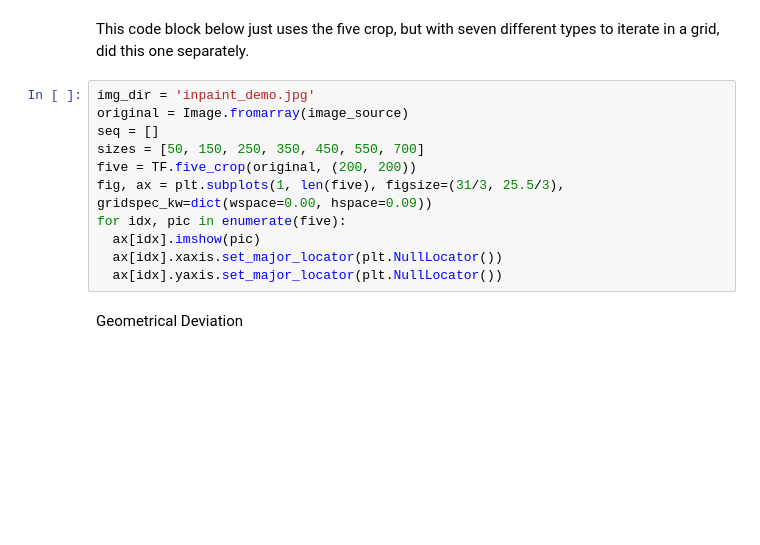
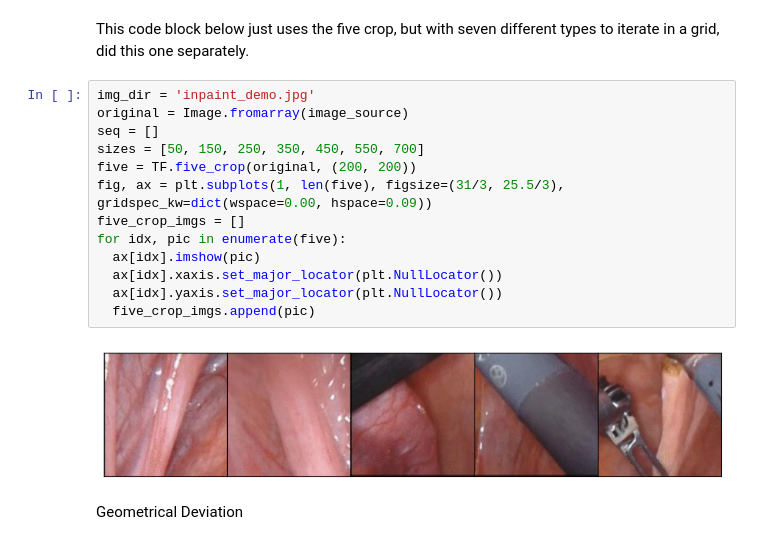
Before and after one commit to jenniferhiga/HCI_AI_RoboticSurgery, a Jupyter notebook: Grounded_SAM_Tool_Instance_Segmentation.ipynb, the cells around one changed output. Drawn from its saved outputs; the diff is of its cells as text; blank space fills up the shorter version.

```diff
--- a/Grounded_SAM_Tool_Instance_Segmentation.ipynb
+++ b/Grounded_SAM_Tool_Instance_Segmentation.ipynb
@@ -214,14 +216,18 @@ This code block below just uses the five crop, but with seven different types to
 # %%
 img_dir = 'inpaint_demo.jpg'
 original = Image.fromarray(image_source)
 seq = []
 sizes = [50, 150, 250, 350, 450, 550, 700]
 five = TF.five_crop(original, (200, 200))
 fig, ax = plt.subplots(1, len(five), figsize=(31/3, 25.5/3), gridspec_kw=dict(wspace=0.00, hspace=0.09))
+five_crop_imgs = []
 for idx, pic in enumerate(five):
   ax[idx].imshow(pic)
   ax[idx].xaxis.set_major_locator(plt.NullLocator())
   ax[idx].yaxis.set_major_locator(plt.NullLocator())
+  five_crop_imgs.append(pic)
+# %% [output]
+[figure, added]
 # %% [markdown]
 Geometrical Deviation
 # %%
```
Also changed, not shown: parts of 5 cells of this notebook.
